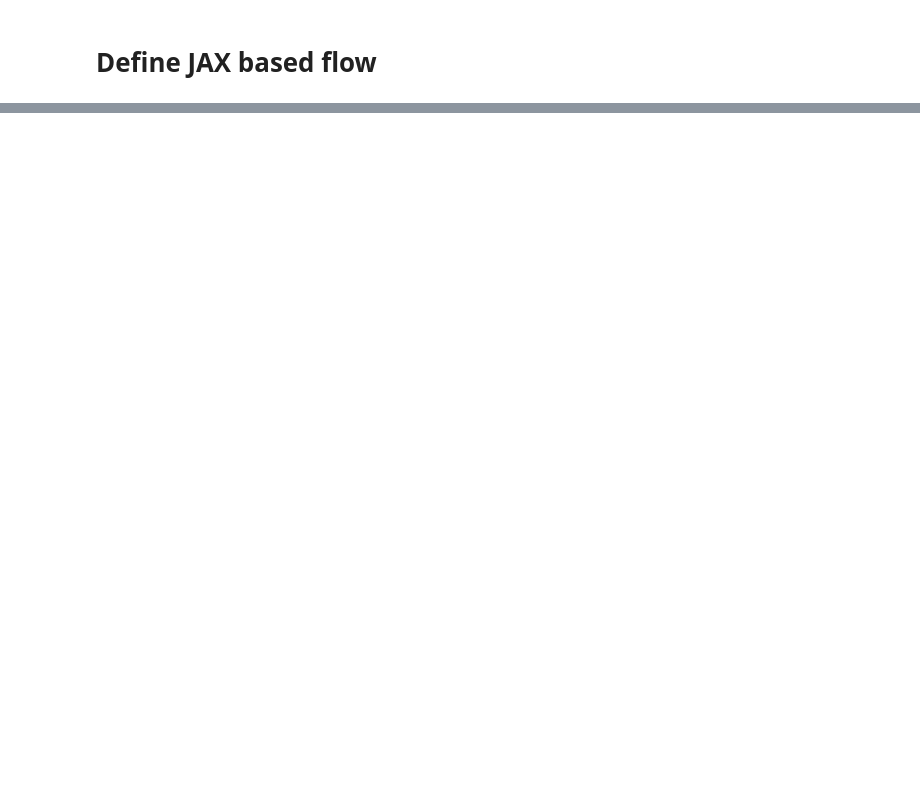
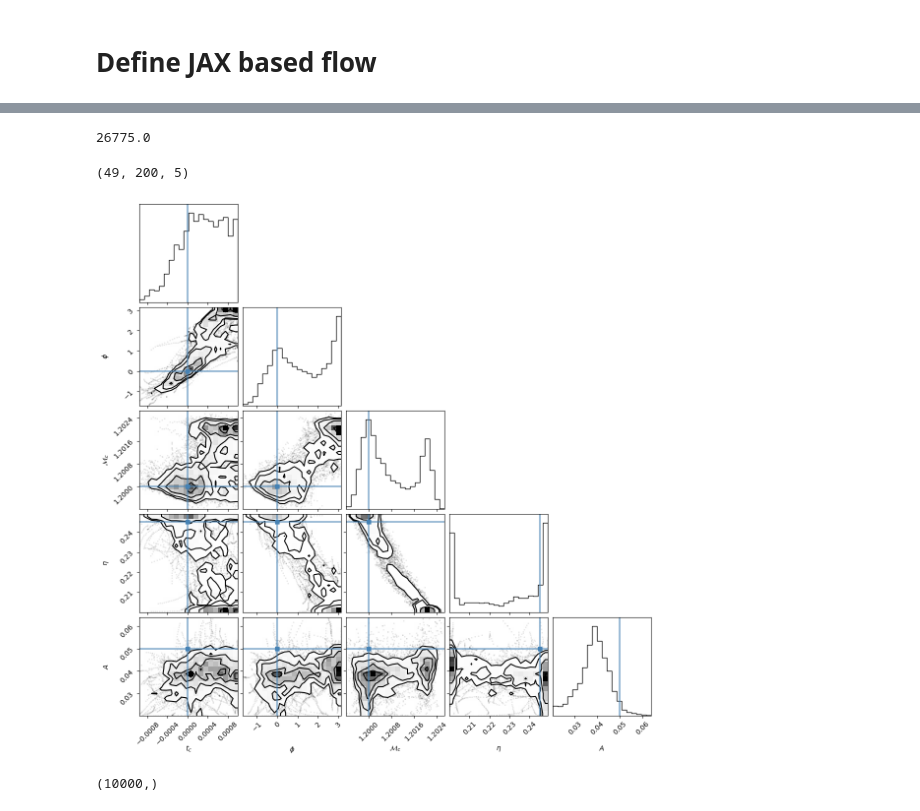
Before and after one commit to leviyevalex/sSVN_GW, a Jupyter notebook: notebooks/sampler_jax.ipynb, the cells around one changed output, grey strips where cells are left out. Cells and saved outputs as stored; diff of their text form; code cells hidden in the pictures; blank space fills up the shorter version.

Commit message:
birth death update

```diff
--- a/notebooks/sampler_jax.ipynb
+++ b/notebooks/sampler_jax.ipynb
@@ -161,0 +264,42 @@ def ula_sampler_full_jax_jit(key, log_post, grad_log_post, n_iter, dt, x_0):
+# %%
+# With birth death process
+n_iter = 300
+n_particles = 300
+eps = 1e-4
+X0 = model._newDrawFromPrior(n_particles)
+key = jax.random.PRNGKey(0)
+outer_loop_num = 400
+collect_outer_loop = 350
+bandwidth = 0.01 # Compare with 0.001
+
+X = []
+# Run Langevin birth-death sampler
+for i in range(outer_loop_num):
+    sam = ula_sampler_full_jax_jit(key, jax.vmap(model.potential_single), jax.vmap(model.gradient_potential_single), n_iter, eps, X0)
+    key, subkey = jax.random.split(key)
+    X0 = sam[-1]
+    V_X = model.getMinusLogPosterior_ensemble(X0)
+
+    # Transform to unbounded space to perform birth-death
+    Y, V_Y, _ = reparameterization(X0, V_X, jnp.zeros((n_particles, model.DoF)), model.lower_bound, model.upper_bound)
+
+    Lambda, threshold = getLambdas(key, Y, V_Y, eps * n_iter, h=bandwidth)
+
+    jumps, n_events = jump_logic(key, Lambda, threshold)
+
+    print('n_events: %i' % n_events)
+
+    X0 = X0[jumps]
+
+    if i > collect_outer_loop:
+        X.append(X0)
+
+
+# Collect samples
+# print('Collecting samples')
+# n_iter = 10000
+# sam = ula_sampler_full_jax_jit(key, jax.vmap(model.potential_single), jax.vmap(model.gradient_potential_single), n_iter, eps, X0)
+
+# # Plot samples
+# reshaped_matrix = sam.reshape((n_iter * n_particles, model.DoF))
+# fig = corner.corner(reshaped_matrix[-200000:], hist_kwargs={'density':True}, labels=model.index_label, truths=injection)
@@ -161,0 +324,13 @@ def ula_sampler_full_jax_jit(key, log_post, grad_log_post, n_iter, dt, x_0):
+# %%
+119 * 300 *0.75
+# %% [output]
+26775.0
+# %%
+np.array(X).shape
+# %% [output]
+(49, 200, 5)
+# %%
+samples = np.array(X).reshape(49 * 200, 5)
+fig = corner.corner(samples, hist_kwargs={'density':True}, labels=model.index_label, truths=injection)
+# %% [output]
+[figure, added]
@@ -161,0 +340,4 @@ def ula_sampler_full_jax_jit(key, log_post, grad_log_post, n_iter, dt, x_0):
+# %%
+.shape
+# %% [output]
+(10000,)
```
Also changed, not shown: parts of 25 cells of this notebook, 3 other files.
